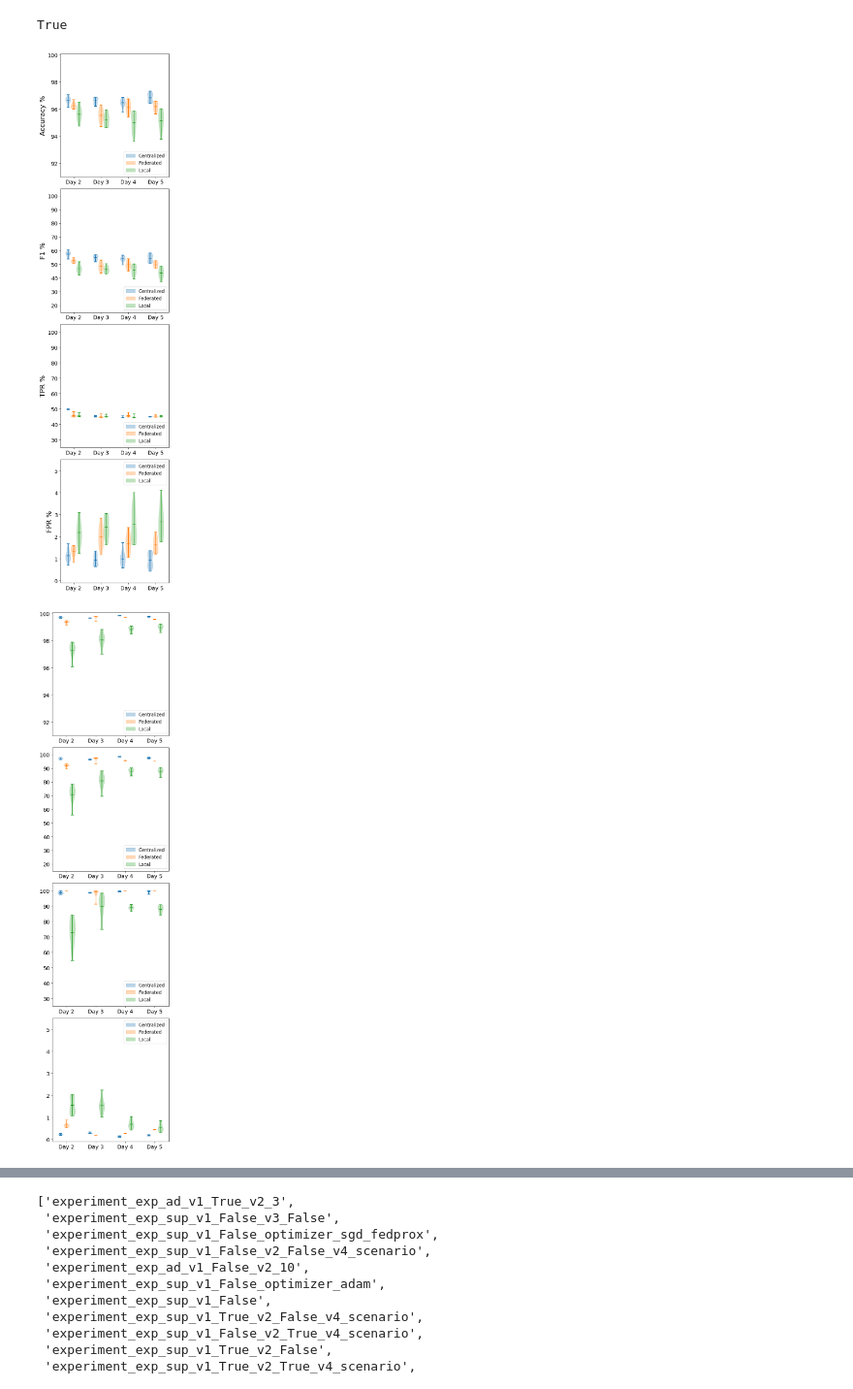
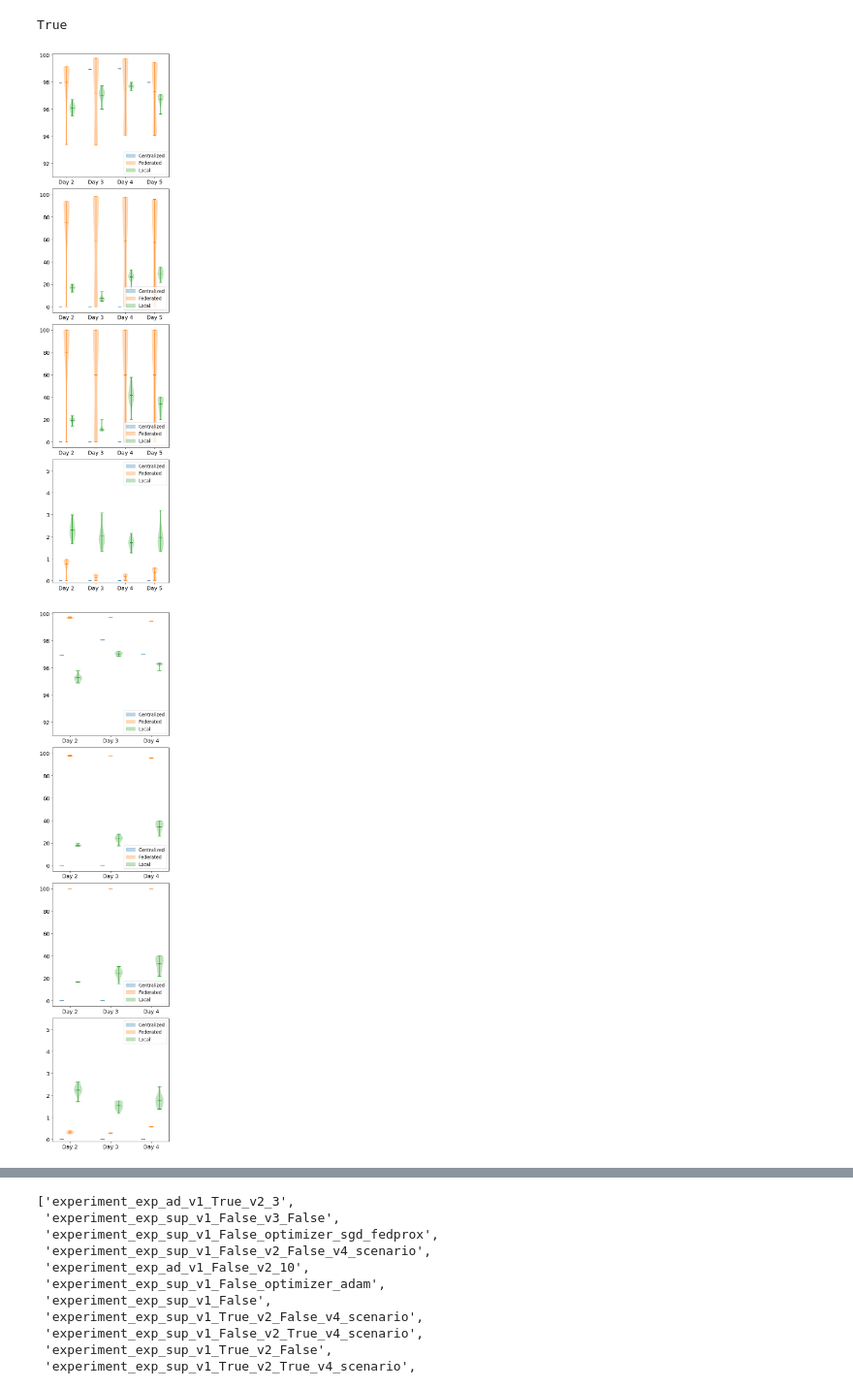
Before and after one commit to stratosphereips/feel_project, a Jupyter notebook: analysis/experiment_results.ipynb, the cells around one changed output, grey strips where cells are left out. Shown at 97% size. Cells and saved outputs as stored; diff of their text form; code cells hidden in the pictures.

```diff
--- a/analysis/experiment_results.ipynb
+++ b/analysis/experiment_results.ipynb
@@ -35,0 +41,3 @@ experiments
+# %%
+exps = ['experiment_exp_sup_v1_True_1800s', 'experiment_exp_sup_v1_True_1800s_2d', 'experiment_exp_sup_v1_True_1800s_3d'] #[exp for exp in experiments if re.match(r'experiment_exp_sup_v1_True_[0-9]+s.*', exp)]
+exps
@@ -39,6 +51,8 @@ class ExperimentResult:
         self.name = experiment_path.name
         self.path = experiment_path / 'results'
 
+        self.n_days = max(int(x.name[3]) for x in (self.path / '00').iterdir())
+        print(self.n_days)
         self.run_results = self._load_run_results()
         self.days = self._agg_runs()
 
@@ -46,19 +60,20 @@ class ExperimentResult:
         self.cent_df = self._df(lambda x: x.cent)
         self.local_df = self._df(lambda x: x.local)
 
-        self.fed_runs = [self._run_df(day, lambda x: x.fed) for day in range(4)]
-        self.cent_runs = [self._run_df(day, lambda x: x.cent) for day in range(4)]
-        self.local_runs = [self._run_df(day, lambda x: x.local) for day in range(4)]
+
+        self.fed_runs = [self._run_df(day, lambda x: x.fed) for day in range(self.n_days)]
+        self.cent_runs = [self._run_df(day, lambda x: x.cent) for day in range(self.n_days)]
+        self.local_runs = [self._run_df(day, lambda x: x.local) for day in range(self.n_days)]
 
     def _load_run_results(self) -> List[List['DayResults']]:
         run_results = []
         for run_path in sorted(self.path.iterdir()):
-            run_results.append([DayResults(run_path, day) for day in range(1, 5)])
+            run_results.append([DayResults(run_path, day) for day in range(1, self.n_days + 1)])
         return run_results
 
     def _agg_runs(self) -> List['DayResults']:
         days = []
-        for day in range(4):
+        for day in range(self.n_days):
             days.append(DayResults.agg([run_result[day] for run_result in self.run_results]))
 
         return days
@@ -218,5 +233,6 @@ class Results:
 
         return Results(new_df, clients)
 # %%
-results = {exp: ExperimentResult(experiments_dir / exp) for exp in experiments}
+#exps = experiments #{'experiment_exp_sup_v1_False_1800', 'experiment_exp_sup_v1_False_3600', 'experiment_exp_sup_v1_False_6400'}
+results = {exp: ExperimentResult(experiments_dir / exp) for exp in tqdm(experiments) if exp in exps}
 # %% [output]
@@ -359,10 +381,10 @@ def plot_result(res, title, ylims=ylims, name=None, y_ticks=True):
         plt.savefig(f'{name}.pdf')
     plt.show()
 # %%
-y_lims = [[100.1, 91], [105, 15], [105, 25], [5.5, -0.1]]
-plot_result(results['experiment_exp_ad_v1_True_v2_10'], '', y_lims, 'res_base_ad_violins')
-plot_result(results['experiment_exp_sup_v1_False'], '', y_lims, 'res_base_multihead_violins', False)
-plot_result(results['experiment_exp_sup_v1_True'], '', y_lims, 'res_base_cls_violins', False)
+y_lims = [[100.1, 91], [105, 0], [105, 25], [5.5, -0.1]]
+plot_result(results['experiment_exp_sup_v1_True_1800s'], '', y_lims, 'res_base_1800s', False)
+plot_result(results['experiment_exp_sup_v1_True_1800s_2d'], '', y_lims, 'res_base_3600s', False)
+plot_result(results['experiment_exp_sup_v1_True_1800s_3d'], '', y_lims, 'res_base_6400s', False)
 # %% [output]
-[figure, old version]
+[figure, new version]
-[figure, old version]
+[figure, new version]
```
Also changed, not shown: parts of 9 cells of this notebook, 32 other files.
